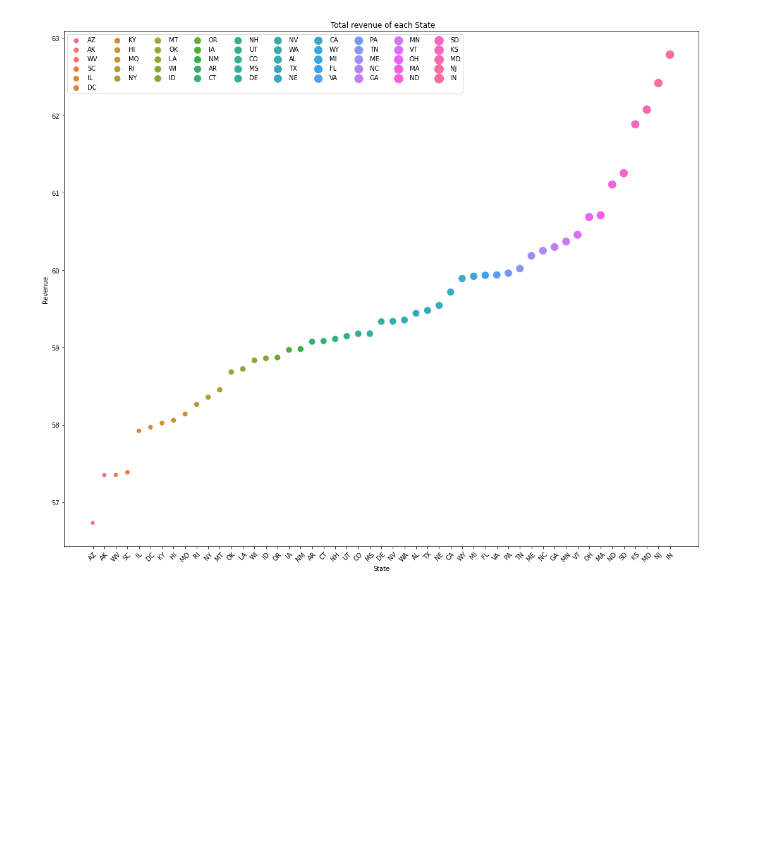
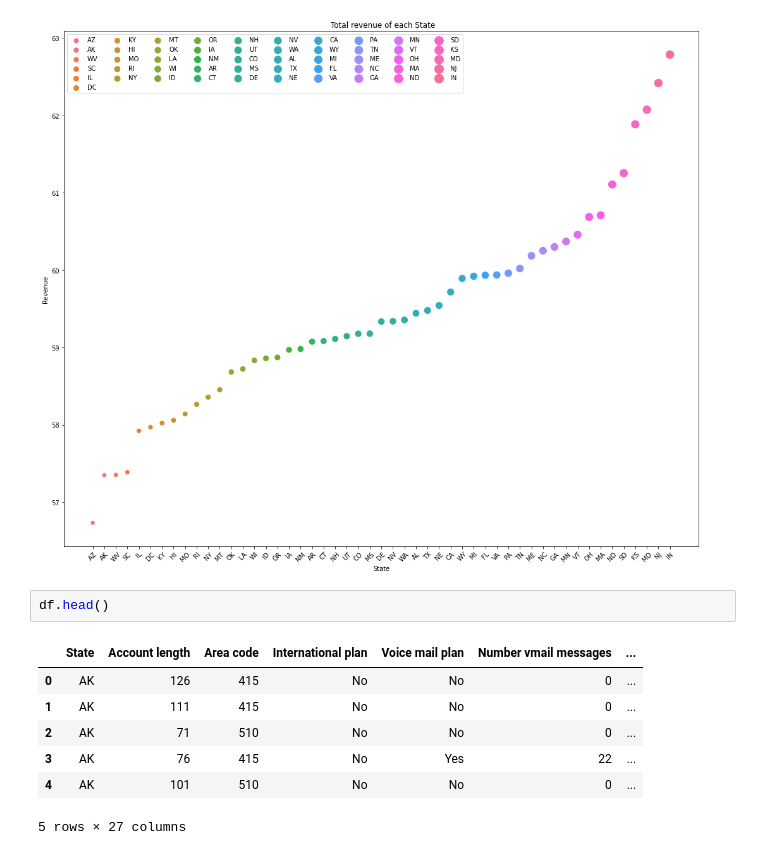
Before and after one commit to parasgupta1995/Almabetter-Capstone-project, a Jupyter notebook: Telecom_Churn_Analysis_Capstone_Project.ipynb, the cells around one changed output. Cells and saved outputs as stored; diff of their text form; blank space fills up the shorter version.

```diff
--- a/Telecom_Churn_Analysis_Capstone_Project.ipynb
+++ b/Telecom_Churn_Analysis_Capstone_Project.ipynb
@@ -303,3 +322,13 @@ plt.legend(ncol=10)
 # %% [output]
 <matplotlib.legend.Legend at 0x...>
 [figure]
+# %%
+df.head()
+# %% [output]
+|  | State | Account length | Area code | International plan | Voice mail plan | Number vmail messages | ... |
+| 0 | AK | 126 | 415 | No | No | 0 | ... |
+| 1 | AK | 111 | 415 | No | No | 0 | ... |
+| 2 | AK | 71 | 510 | No | No | 0 | ... |
+| 3 | AK | 76 | 415 | No | Yes | 22 | ... |
+| 4 | AK | 101 | 510 | No | No | 0 | ... |
+5 rows × 27 columns
```
Also changed, not shown: parts of 18 cells of this notebook.
